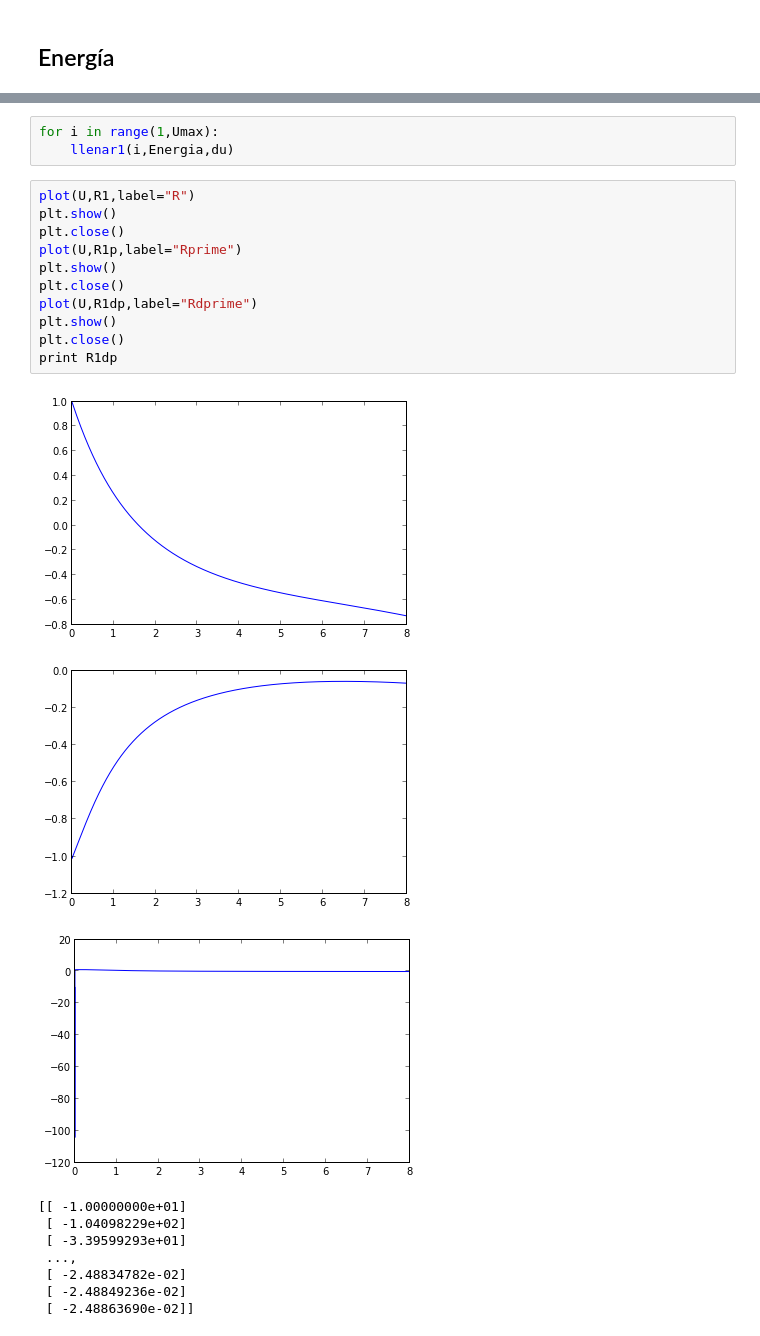
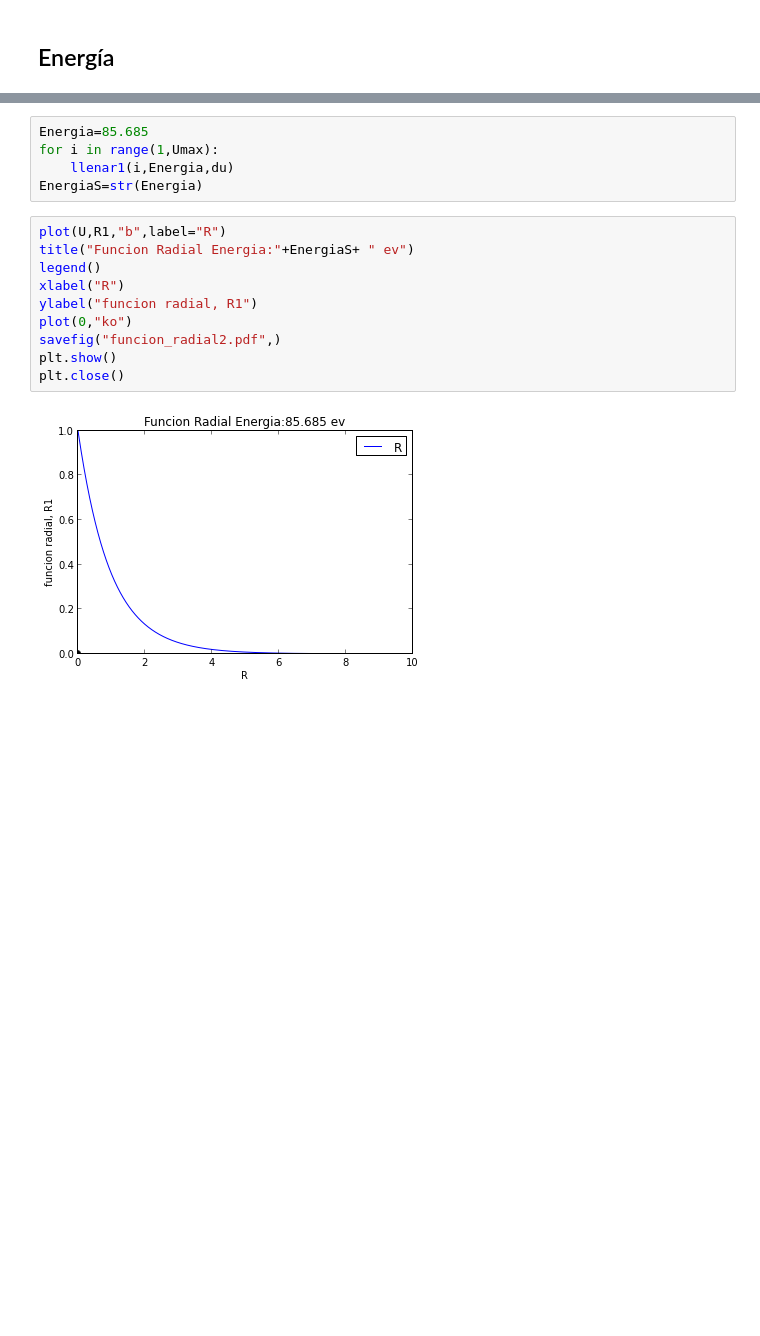
Before and after one commit to daniel-lozano/Atomica, a Jupyter notebook: Atomo_de_Helio.ipynb, the cells around one changed output, grey strips where cells are left out. Drawn from its saved outputs; the diff is of its cells as text; blank space fills up the shorter version.

```diff
--- a/Atomo_de_Helio.ipynb
+++ b/Atomo_de_Helio.ipynb
@@ -287,25 +279,17 @@ def llenar1(i,E,dui):
 # %%
+Energia=85.685
 for i in range(1,Umax):
     llenar1(i,Energia,du)
+EnergiaS=str(Energia)
-# %%
-plot(U,R1,label="R")
-plt.show()
-plt.close()
-plot(U,R1p,label="Rprime")
-plt.show()
-plt.close()
-plot(U,R1dp,label="Rdprime")
-plt.show()
-plt.close()
-print R1dp
-# %% [output]
-[figure, removed]
-[figure, removed]
-[figure, removed]
-[[ -1.00000000e+01]
- [ -1.04098229e+02]
- [ -3.39599293e+01]
- ...,
- [ -2.48834782e-02]
- [ -2.48849236e-02]
- [ -2.48863690e-02]]
+# %%
+plot(U,R1,"b",label="R")
+title("Funcion Radial Energia:"+EnergiaS+ " ev")
+legend()
+xlabel("R")
+ylabel("funcion radial, R1")
+plot(0,"ko")
+savefig("funcion_radial2.pdf",)
+plt.show()
+plt.close()
+# %% [output]
+[figure, added]
```
Also changed, not shown: parts of 26 cells of this notebook, 7 other files.
